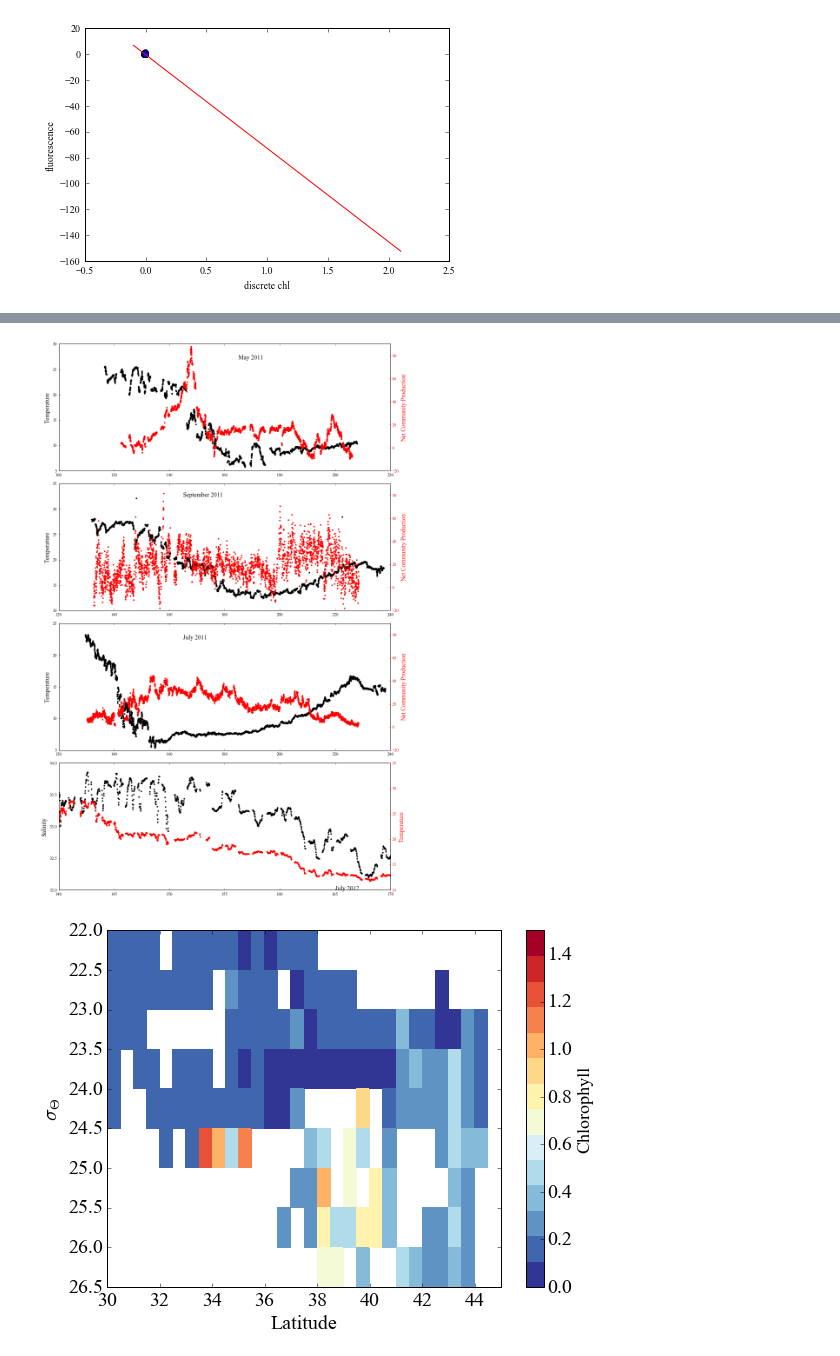
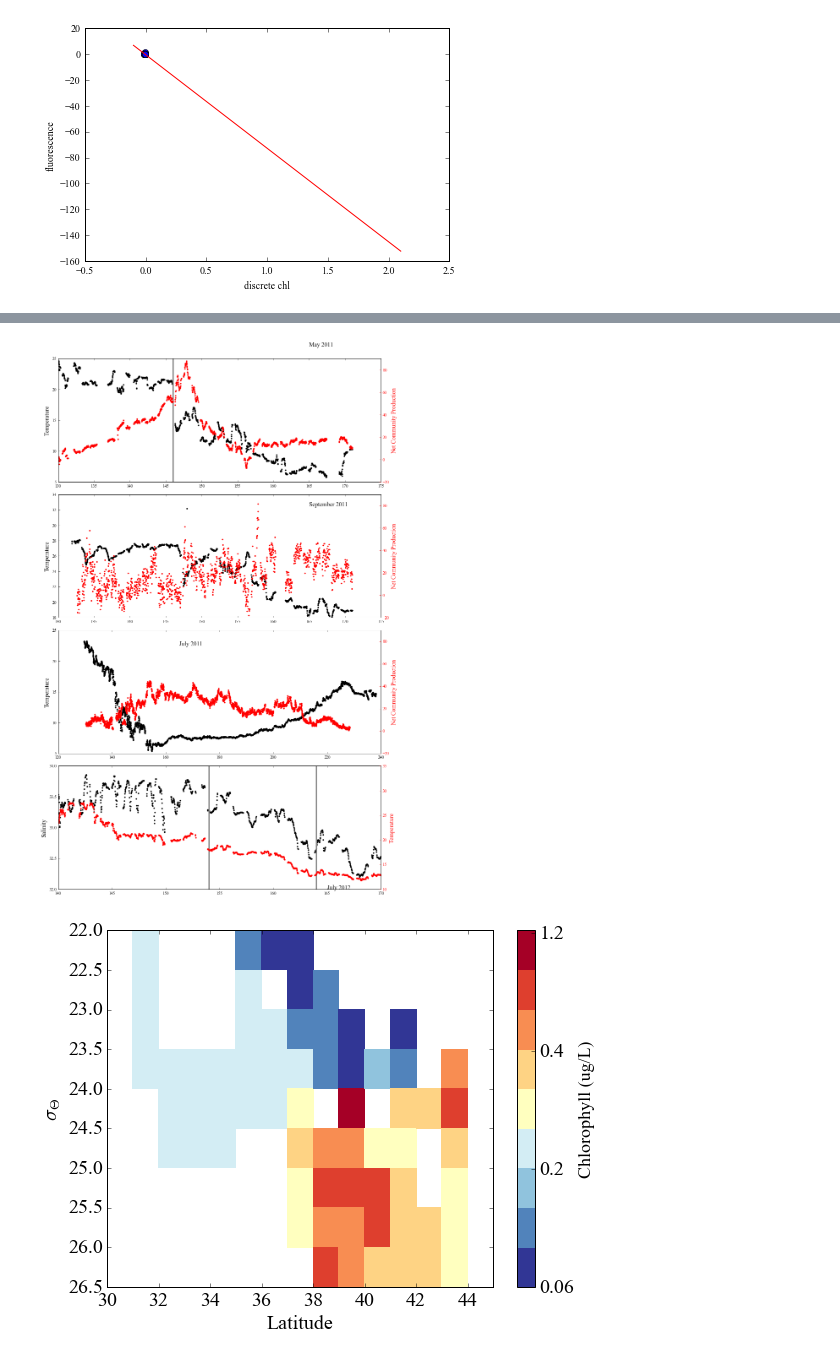
Before and after one commit to sophieclayton/kuroshio_productivity, a Jupyter notebook: Chl_calib.ipynb, the cells around one changed output, grey strips where cells are left out. Saved outputs shown, nothing was run; the diff lists cells and outputs as text; code cells hidden in the pictures.

```diff
--- a/Chl_calib.ipynb
+++ b/Chl_calib.ipynb
@@ -16,12 +16,12 @@ rcParams.update({'font.serif': 'Times New Roman'})
 # %%
 # import data
 
-#maxlon = 300
-#minlon = 179
+maxlon = 171
+minlon = 130
 
 Tok1 = pd.read_csv(r'/Users/sclayton/Google Drive/o2ar_data/Tokyo1_vSept16.csv', sep = ',')
 Tok1['density'] = sw.rho(Tok1['S'].values,Tok1['T'].values,0)-1000
-#Tok1 = Tok1[(Tok1['Lon']>minlon) & (Tok1['Lon']<maxlon)]
+Tok1 = Tok1[(Tok1['Lon']>minlon) & (Tok1['Lon']<maxlon)]
 
 Tok1['dlat'] = np.insert(np.diff(Tok1['Lat']), 0, 0)
 Tok1 = Tok1[np.abs(Tok1['dlat'])<0.08]
@@ -31,11 +31,11 @@ Tok2['density'] = sw.rho(Tok2['S'].values,Tok2['T'].values,0)-1000
 
 Tok3 = pd.read_csv(r'/Users/sclayton/Google Drive/o2ar_data/Tokyo3_vSept16.csv', sep = ',')
 Tok3['density'] = sw.rho(Tok3['S'].values,Tok3['T'].values,0)-1000
-#Tok3 = Tok3[(Tok3['Lon']>minlon) & (Tok3['Lon']<maxlon)]
+Tok3 = Tok3[(Tok3['Lon']>minlon) & (Tok3['Lon']<maxlon)]
 
 Tian = pd.read_csv(r'/Users/sclayton/Google Drive/o2ar_data/Tianjin2_vSept16.csv', sep = ',')
 Tian['density'] = sw.rho(Tian['S'].values,Tian['T'].values,0)-1000
-#Tian = Tian[(Tian['Lon']>minlon) & (Tian['Lon']<maxlon)]
+Tian = Tian[(Tian['Lon']>minlon) & (Tian['Lon']<maxlon)]
 
 print Tian.columns
 # %% [output]
@@ -223,7 +230,7 @@ ax4.plot(Tok1['Lon'], Tok1['Air-sea flux'], '.r')
 #ax1.set_ylim([5, 25])
 ax4.set_ylim([-20, 90])
 ax1.text(165, 27,'May 2011', fontsize = 14)
-
+ax1.axvline(146, color='grey', lw =3)
 ax1.set_ylabel('Temperature', color='k', fontsize = 14)
 ax4.set_ylabel('Net Community Production', color= 'r', fontsize = 14)
 ax4.tick_params(colors='r')
@@ -267,21 +274,24 @@ ax7.set_ylabel('Salinity', color='k', fontsize = 14)
 ax8.set_ylabel('Temperature', color= 'r', fontsize = 14)
 ax8.tick_params(colors='r')
 ax8.set_xlabel('Longitude', fontsize = 14)
+ax7.axvline(154, color='grey', lw =3)
+ax7.axvline(164, color='grey', lw =3)
+
 
 plt.show()
 
 #fig2.savefig('../figures/uway_NCP_sst_MJJS.png', dpi = 300)
 # %% [output]
-[figure, old version]
+[figure, new version]
 # %%
-data = pd.concat([Tok1, Tian, Tok3], ignore_index = True)
+data = pd.concat([Tok1,  Tian], ignore_index = True)
 
 subset = data
 
 # bin the nitrate data into sigma vs latitude bins
 
 dy = 0.5
-dx = 0.5
+dx = 1.
 
 ybin = np.arange(21., 27., dy)
 xbin = np.arange(30., 45., dx)
@@ -312,37 +322,38 @@ for i in range(len(xbin)):
 fig1 = plt.figure(1, figsize=(8,6))
 #plt.scatter(subset['LAT'],subset['SIGMA_THETA[KG/M^3]'], c = subset['NITRATE[UMOL/KG]'], s=200, vmin = 0, vmax = 8, lw=0, alpha = 0.75)
 
-palette = plt.get_cmap('RdYlBu_r',14)
+palette = plt.get_cmap('RdYlBu_r',9)
 
 
 binned = ma.masked_where(np.isnan(binned), binned)
 binnedstd = ma.masked_where(np.isnan(binnedstd), binnedstd)
 
 palette.set_bad('grey')
 
-plt.pcolor(xgrid, ygrid, binned, vmin = 0, vmax = 1.5, lw=0, cmap = palette)
+plt.pcolor(xgrid, ygrid, np.log10(binned), vmin = -1.2, vmax = 0.01, lw=0, cmap = palette)
 
 
 #plt.contour()
-cb = plt.colorbar(ticks = np.arange(0, 1.5, 0.2))
-cb.set_label('Chlorophyll', fontsize = 18)
+cb = plt.colorbar(ticks = np.arange(-1.2, 0.01, 0.4))
+cb.ax.set_yticklabels(['0.06','0.2','0.4','1.2'])
+cb.set_label('Chlorophyll (ug/L)', fontsize = 18)
 #plt.gca().invert_yaxis()
 plt.axis([ 30,45, 26.5, 22.0])
 
 #plt.axhline(23.5, color='grey', lw=2)
 #plt.axhline(25, color='grey', lw=2)
 
 # plt.axvline(33., color='grey', lw=2)
 # plt.axvline(38, color='grey', lw=2)
 
 plt.ylabel(r'$\sigma_{\Theta}$', fontsize = 20)
 plt.xlabel('Latitude', fontsize = 20)
 plt.tick_params(labelsize=20)
 cb.ax.tick_params(labelsize=20)
 
 
 plt.show()
 
-#fig1.savefig('../figures/kuro_argo_no3_binned_allcruises.png', bbox_inches='tight', dpi=300)
+#fig1.savefig('../figures/kuro_chl_binned_allcruises.png', bbox_inches='tight', dpi=600)
 # %% [output]
-[figure, old version]
+[figure, new version]
```
Also changed, not shown: parts of 8 cells of this notebook, 4 other files.
